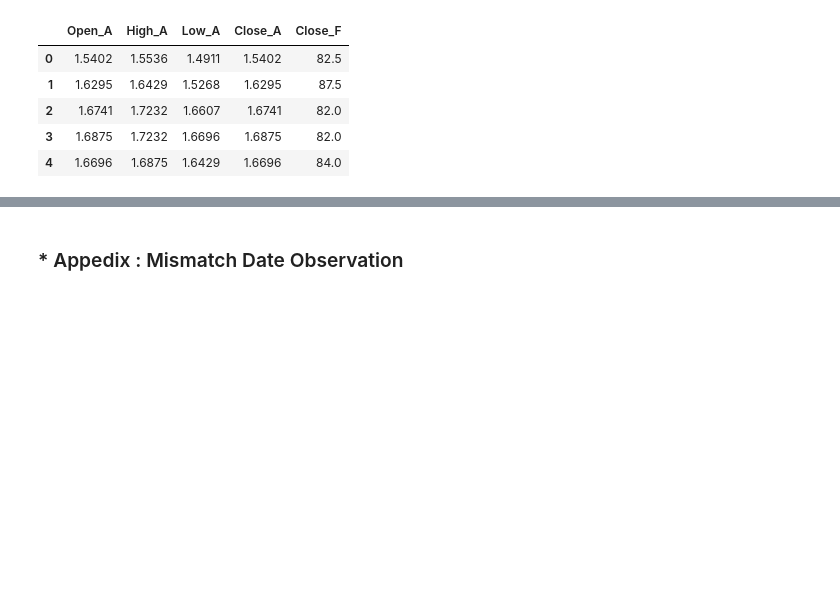
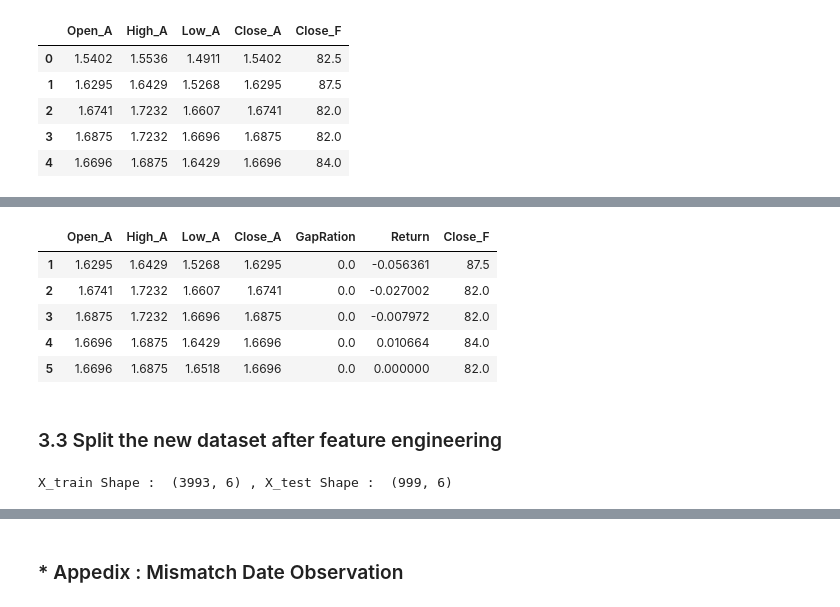
Before and after one commit to kennyhsieh1111/Practical-Machine-Learning, a Jupyter notebook: Homework2/FoxconnStockPricePredict.ipynb, the cells around one changed output, grey strips where cells are left out. Cells and saved outputs as stored; diff of their text form; code cells hidden in the pictures; blank space fills up the shorter version.

```diff
--- a/Homework2/FoxconnStockPricePredict.ipynb
+++ b/Homework2/FoxconnStockPricePredict.ipynb
@@ -112,0 +177,34 @@ stock_final.head()
+# %%
+# Return
+return_list = []
+
+for i in range(stock_final.shape[0]-1):
+    ret = np.log(stock_final.iloc[i, 3] / stock_final.iloc[i+1, 3])
+    return_list.append(ret)
+
+## Delete the fist row that can't calculate Return
+stock_final = stock_final.iloc[1:, :]
+stock_final["Return"] = return_list
+
+## Alter the column order
+cols = stock_final.columns.tolist()
+cols = cols[:4] + cols[5:] + cols[4:5]
+stock_final = stock_final[cols]
+stock_final.head()
+# %% [output]
+|  | Open_A | High_A | Low_A | Close_A | GapRation | Return | Close_F |
+| 1 | 1.6295 | 1.6429 | 1.5268 | 1.6295 | 0.0 | -0.056361 | 87.5 |
+| 2 | 1.6741 | 1.7232 | 1.6607 | 1.6741 | 0.0 | -0.027002 | 82.0 |
+| 3 | 1.6875 | 1.7232 | 1.6696 | 1.6875 | 0.0 | -0.007972 | 82.0 |
+| 4 | 1.6696 | 1.6875 | 1.6429 | 1.6696 | 0.0 | 0.010664 | 84.0 |
+| 5 | 1.6696 | 1.6875 | 1.6518 | 1.6696 | 0.0 | 0.000000 | 82.0 |
+# %% [markdown]
+### 3.3 Split the new dataset after feature engineering
+# %%
+from sklearn.model_selection import train_test_split
+
+X_train, X_test, y_train, y_test = train_test_split(stock_final.iloc[:, :-1], stock_final.iloc[:, -1],
+                                                    test_size = 0.2, random_state = 10)
+print("X_train Shape : ", X_train.shape, ", X_test Shape : ", X_test.shape)
+# %% [output]
+X_train Shape :  (3993, 6) , X_test Shape :  (999, 6)
```
Also changed, not shown: parts of 22 cells of this notebook, 2 other files.
